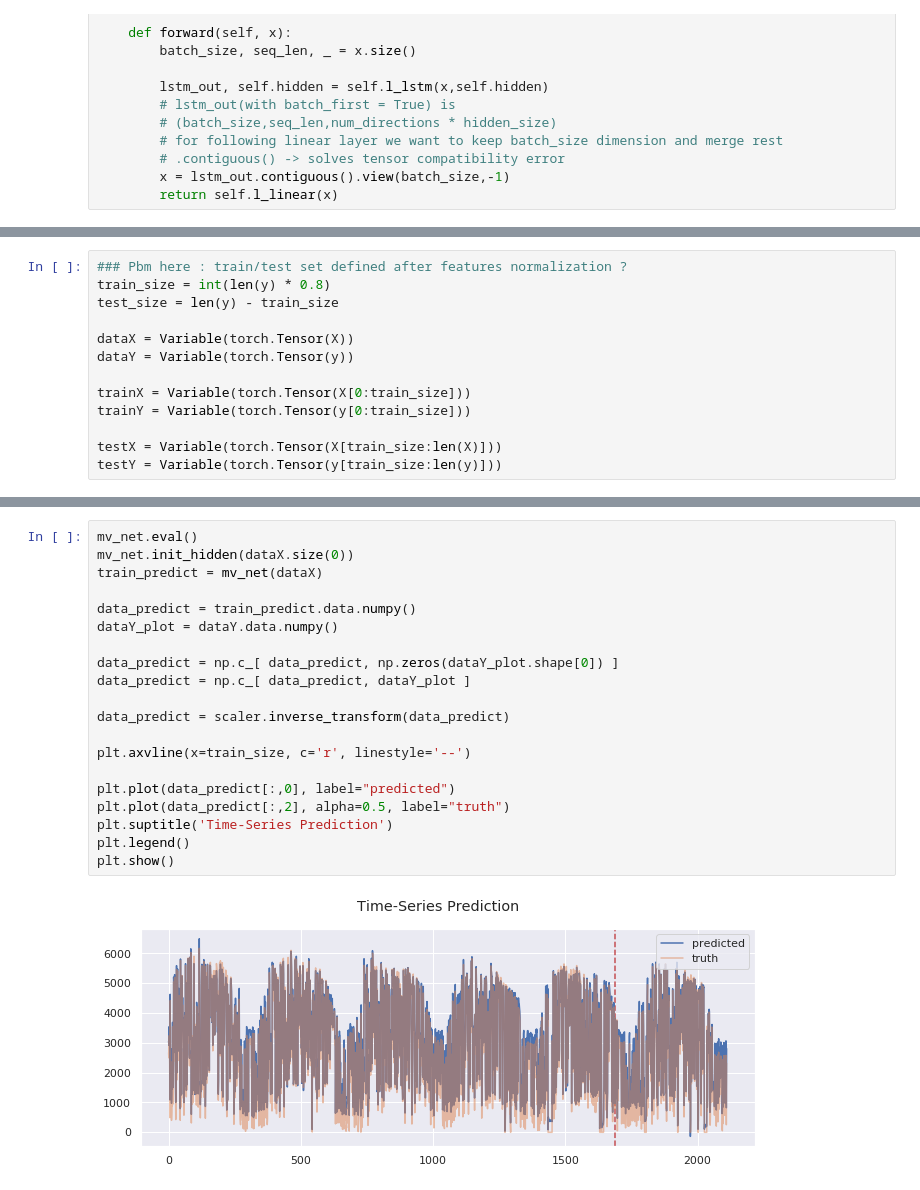
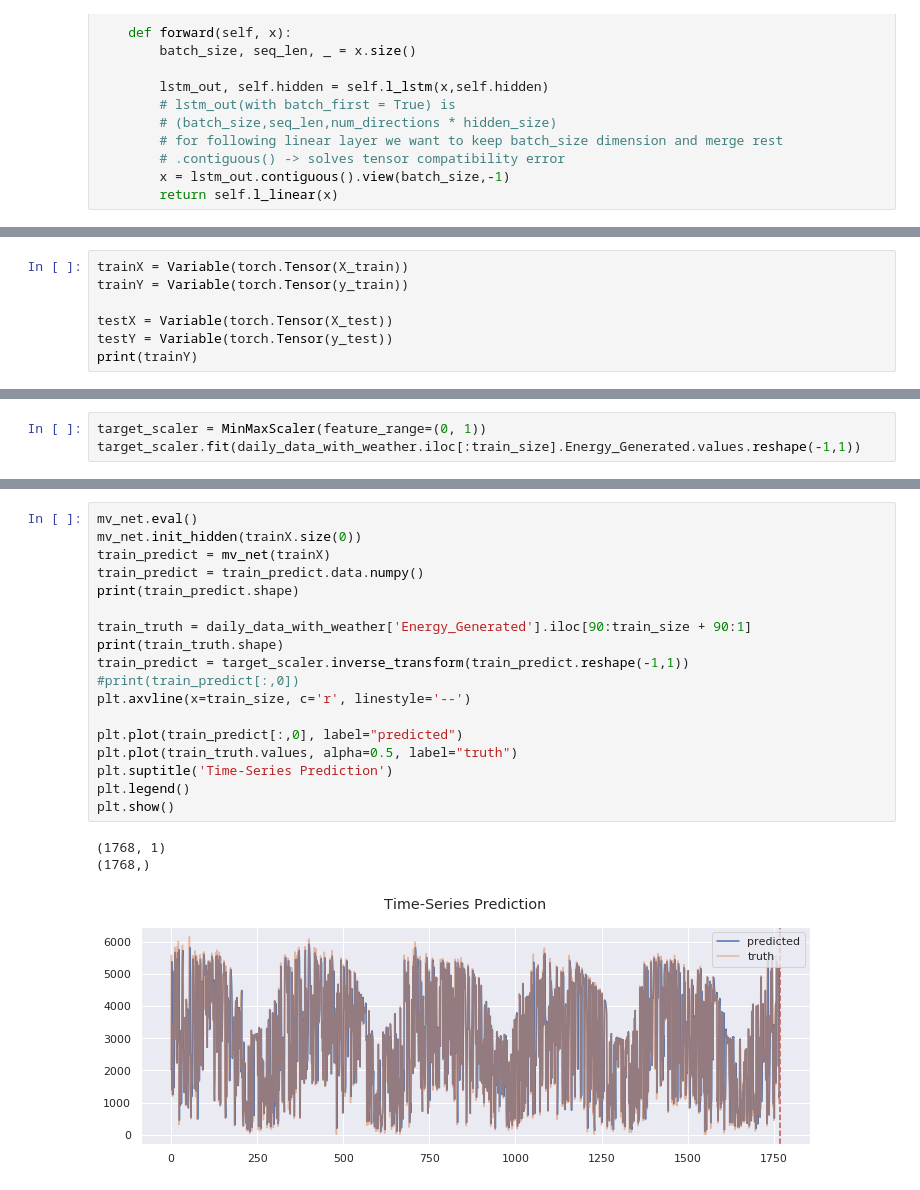
Before and after one commit to pixel-ports/PV_prod_predic, a Jupyter notebook: MODEL_PREDIC_BENCHMARK/LSTM.ipynb, the cells around one changed output, grey strips where cells are left out. Drawn from its saved outputs; the diff is of its cells as text.

```diff
--- a/MODEL_PREDIC_BENCHMARK/LSTM.ipynb
+++ b/MODEL_PREDIC_BENCHMARK/LSTM.ipynb
@@ -333,13 +186,0 @@ batch_size = 16
-# %%
-### Pbm here : train/test set defined after features normalization ?
-train_size = int(len(y) * 0.8)
-test_size = len(y) - train_size
-
-dataX = Variable(torch.Tensor(X))
-dataY = Variable(torch.Tensor(y))
-
-trainX = Variable(torch.Tensor(X[0:train_size]))
-trainY = Variable(torch.Tensor(y[0:train_size]))
-
-testX = Variable(torch.Tensor(X[train_size:len(X)]))
-testY = Variable(torch.Tensor(y[train_size:len(y)]))
@@ -345,0 +191,7 @@ testY = Variable(torch.Tensor(y[train_size:len(y)]))
+# %%
+trainX = Variable(torch.Tensor(X_train))
+trainY = Variable(torch.Tensor(y_train))
+
+testX = Variable(torch.Tensor(X_test))
+testY = Variable(torch.Tensor(y_test))
+print(trainY)
@@ -394,0 +249,3 @@ for t in range(train_episodes):
+# %%
+target_scaler = MinMaxScaler(feature_range=(0, 1))
+target_scaler.fit(daily_data_with_weather.iloc[:train_size].Energy_Generated.values.reshape(-1,1))
@@ -395,25 +270,25 @@ for t in range(train_episodes):
 # %%
 mv_net.eval()
-mv_net.init_hidden(dataX.size(0))
-train_predict = mv_net(dataX)
+mv_net.init_hidden(trainX.size(0))
+train_predict = mv_net(trainX)
+train_predict = train_predict.data.numpy()
+print(train_predict.shape)
 
-data_predict = train_predict.data.numpy()
-dataY_plot = dataY.data.numpy()
-
-data_predict = np.c_[ data_predict, np.zeros(dataY_plot.shape[0]) ]
-data_predict = np.c_[ data_predict, dataY_plot ]
-
-data_predict = scaler.inverse_transform(data_predict)
-
+train_truth = daily_data_with_weather['Energy_Generated'].iloc[90:train_size + 90:1]
+print(train_truth.shape)
+train_predict = target_scaler.inverse_transform(train_predict.reshape(-1,1))
+#print(train_predict[:,0])
 plt.axvline(x=train_size, c='r', linestyle='--')
 
-plt.plot(data_predict[:,0], label="predicted")
-plt.plot(data_predict[:,2], alpha=0.5, label="truth")
+plt.plot(train_predict[:,0], label="predicted")
+plt.plot(train_truth.values, alpha=0.5, label="truth")
 plt.suptitle('Time-Series Prediction')
 plt.legend()
 plt.show()
 # %% [output]
+(1768, 1)
+(1768,)
-[figure, old version]
+[figure, new version]
 # %%
 plt.plot(loss_values[:], label="loss")
 plt.plot(val_loss_values[:], label="val_loss")
```
Also changed, not shown: parts of 33 cells of this notebook, 2 other files.
